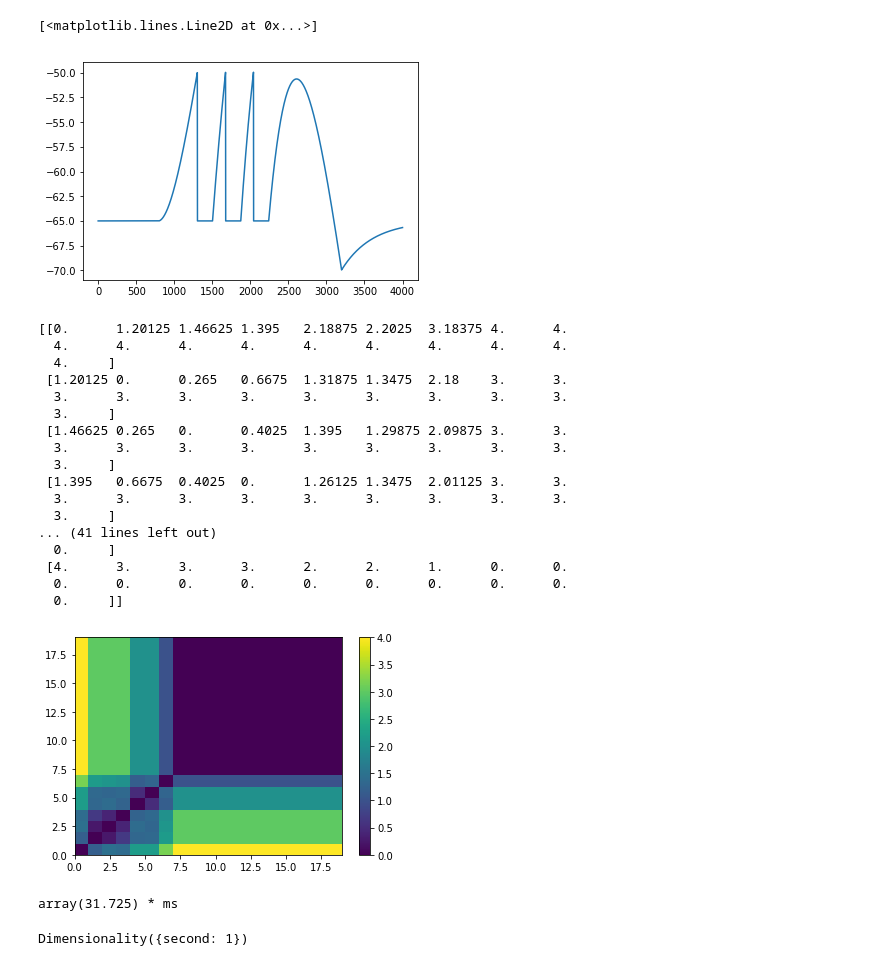
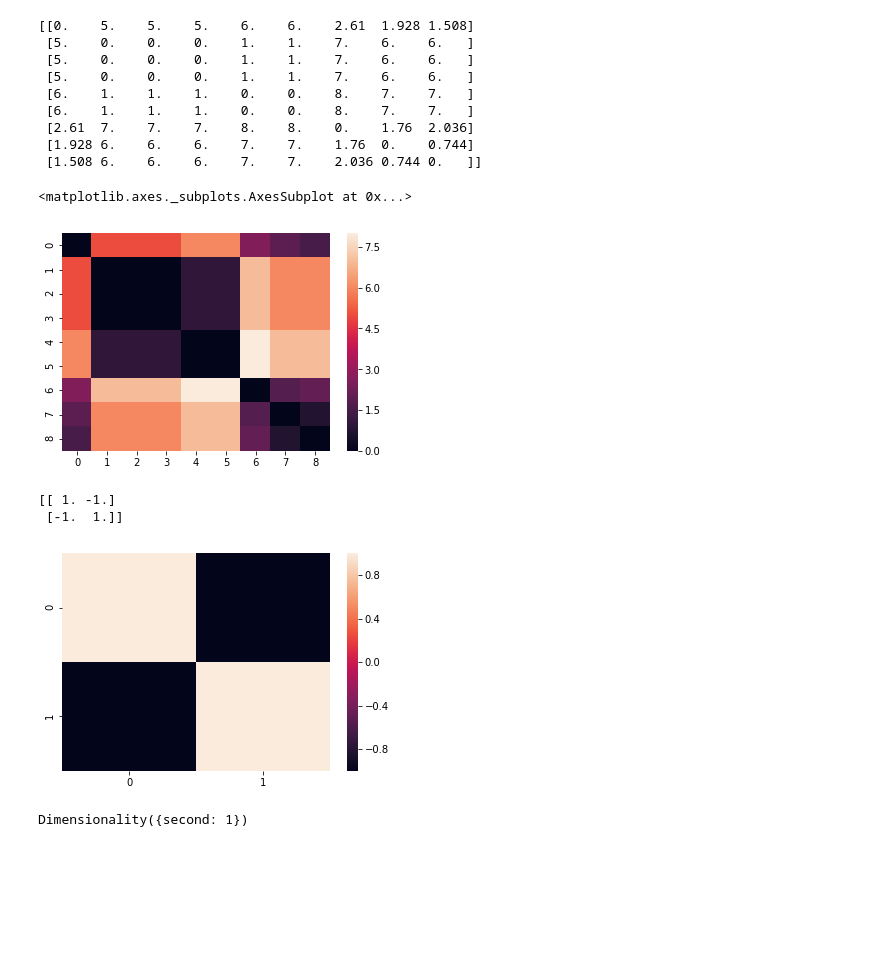
Before and after one commit to xhenes/optimality, a Jupyter notebook: AC-LIF.ipynb, the cells around one changed output. Saved outputs shown, nothing was run; the diff lists cells and outputs as text; code cells hidden in the pictures; blank space fills up the shorter version.

```diff
--- a/AC-LIF.ipynb
+++ b/AC-LIF.ipynb
@@ -100,38 +103,31 @@ NameError: name 'trns' is not defined
-# %%
-plt.plot(vm[:,1])
-# %% [output]
-[<matplotlib.lines.Line2D at 0x...>]
-[figure, removed]
 # %%
 from elephant.spike_train_dissimilarity import victor_purpura_dist
 # %%
-distance_matrix1 = victor_purpura_dist(trains.values(), q=array(50.0) * Hz)
-plt.pcolor(distance_matrix1)
-plt.colorbar()
+distance_matrix1 = victor_purpura_dist(trains.values(), q=array(80.0) * Hz)
 print(distance_matrix1)
+sns.heatmap(distance_matrix1)
 # %% [output]
-[[0.      1.20125 1.46625 1.395   2.18875 2.2025  3.18375 4.      4.
-  4.      4.      4.      4.      4.      4.      4.      4.      4.
-  4.     ]
- [1.20125 0.      0.265   0.6675  1.31875 1.3475  2.18    3.      3.
-  3.      3.      3.      3.      3.      3.      3.      3.      3.
-  3.     ]
- [1.46625 0.265   0.      0.4025  1.395   1.29875 2.09875 3.      3.
-  3.      3.      3.      3.      3.      3.      3.      3.      3.
-  3.     ]
- [1.395   0.6675  0.4025  0.      1.26125 1.3475  2.01125 3.      3.
-  3.      3.      3.      3.      3.      3.      3.      3.      3.
-  3.     ]
-... (41 lines left out)
-  0.     ]
- [4.      3.      3.      3.      2.      2.      1.      0.      0.
-  0.      0.      0.      0.      0.      0.      0.      0.      0.
-  0.     ]]
+[[0.    5.    5.    5.    6.    6.    2.61  1.928 1.508]
+ [5.    0.    0.    0.    1.    1.    7.    6.    6.   ]
+ [5.    0.    0.    0.    1.    1.    7.    6.    6.   ]
+ [5.    0.    0.    0.    1.    1.    7.    6.    6.   ]
+ [6.    1.    1.    1.    0.    0.    8.    7.    7.   ]
+ [6.    1.    1.    1.    0.    0.    8.    7.    7.   ]
+ [2.61  7.    7.    7.    8.    8.    0.    1.76  2.036]
+ [1.928 6.    6.    6.    7.    7.    1.76  0.    0.744]
+ [1.508 6.    6.    6.    7.    7.    2.036 0.744 0.   ]]
+<matplotlib.axes._subplots.AxesSubplot at 0x...>
-[figure, old version]
+[figure, new version]
-# %%
-trains[0][0]
-# %% [output]
-array(31.725) * ms
+# %%
+corrcoef(distance_matrix1)
+sns.heatmap(corrcoef(distance_matrix1))
+savetxt('pupuracorrcoef.sav', corrcoef(distance_matrix1))
+savetxt('pupuracorrcoef.txt', corrcoef(distance_matrix1))
+print(corrcoef(distance_matrix1))
+# %% [output]
+[[ 1. -1.]
+ [-1.  1.]]
+[figure, added]
 # %%
 trains[8].dimensionality.simplified
 # %% [output]
```
Also changed, not shown: parts of 25 cells of this notebook.
